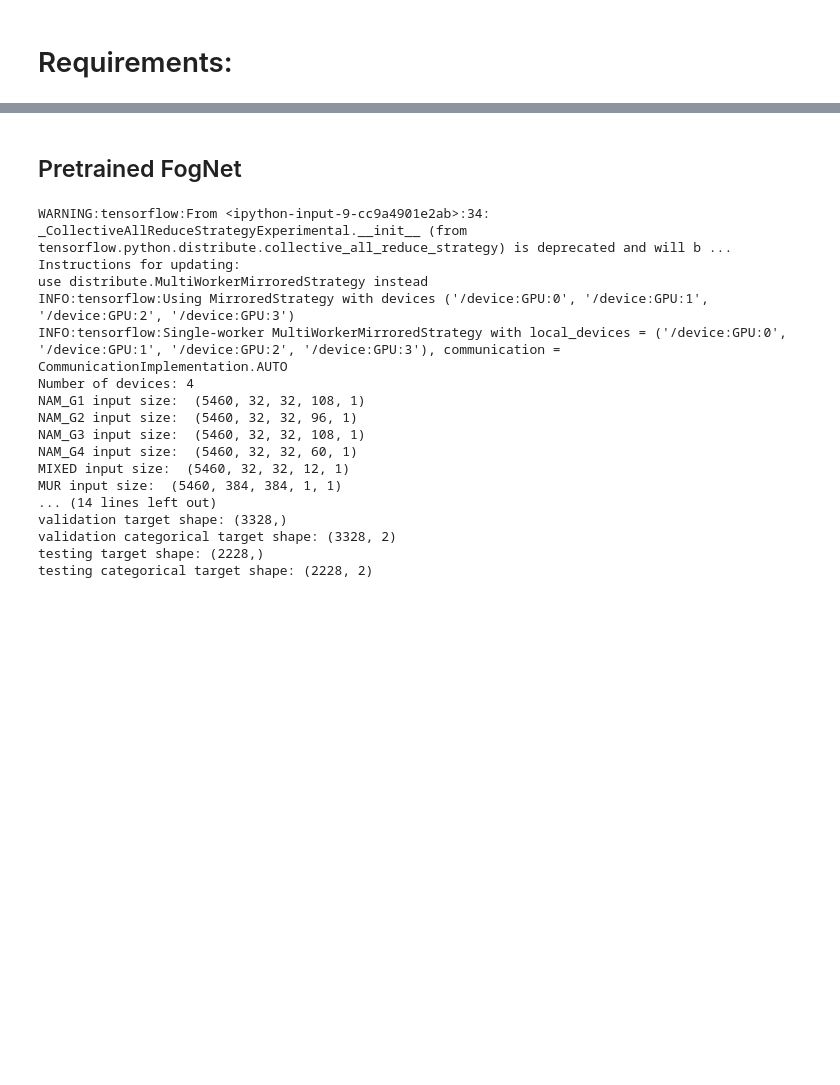
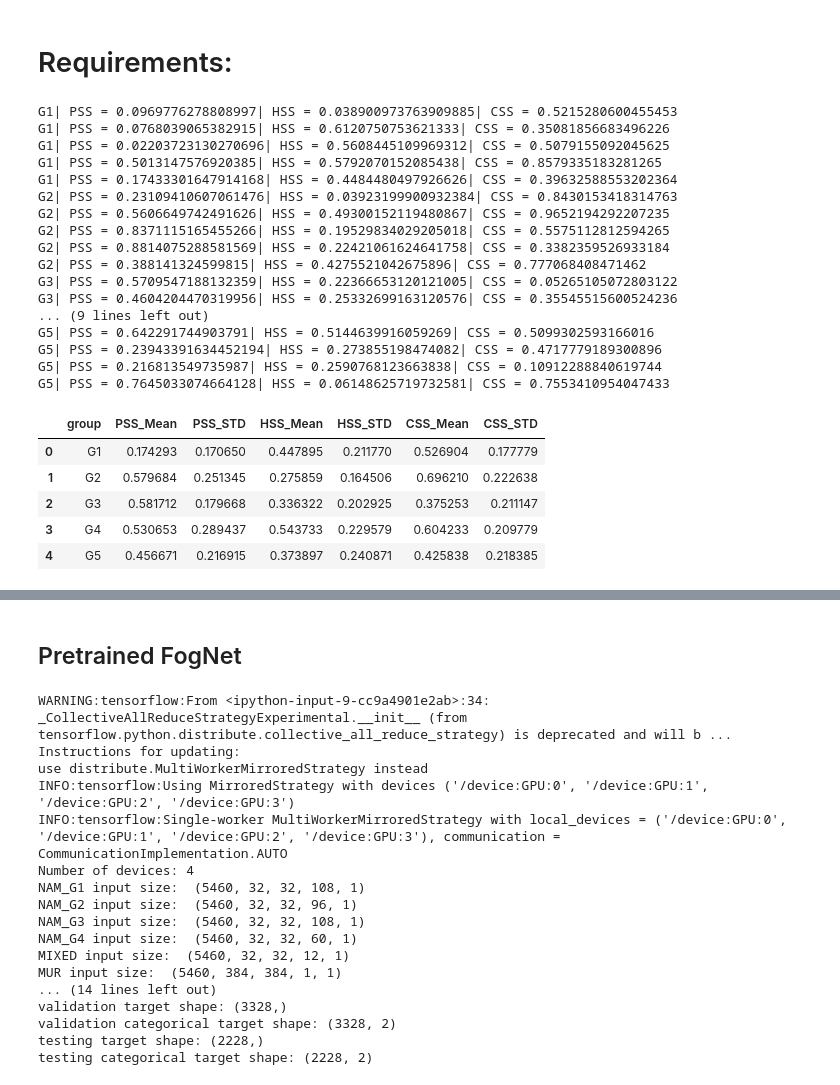
Before and after one commit to conrad-blucher-institute/FogNet, a Jupyter notebook: xai-analysis/group-based-xai/permutation.ipynb, the cells around one changed output, grey strips where cells are left out. Drawn from its saved outputs; the diff is of its cells as text; code cells hidden in the pictures; blank space fills up the shorter version.

```diff
--- a/xai-analysis/group-based-xai/permutation.ipynb
+++ b/xai-analysis/group-based-xai/permutation.ipynb
@@ -25,0 +79,27 @@ from sklearn.metrics import confusion_matrix
+# %%
+df = FIGW(num_iter = 5, random_state=42)
+df
+# %% [output]
+G1| PSS = 0.0969776278808997| HSS = 0.038900973763909885| CSS = 0.5215280600455453
+G1| PSS = 0.0768039065382915| HSS = 0.6120750753621333| CSS = 0.35081856683496226
+G1| PSS = 0.02203723130270696| HSS = 0.5608445109969312| CSS = 0.5079155092045625
+G1| PSS = 0.5013147576920385| HSS = 0.5792070152085438| CSS = 0.8579335183281265
+G1| PSS = 0.17433301647914168| HSS = 0.4484480497926626| CSS = 0.39632588553202364
+G2| PSS = 0.23109410607061476| HSS = 0.03923199900932384| CSS = 0.8430153418314763
+G2| PSS = 0.5606649742491626| HSS = 0.49300152119480867| CSS = 0.9652194292207235
+G2| PSS = 0.8371115165455266| HSS = 0.19529834029205018| CSS = 0.5575112812594265
+G2| PSS = 0.8814075288581569| HSS = 0.22421061624641758| CSS = 0.3382359526933184
+G2| PSS = 0.388141324599815| HSS = 0.4275521042675896| CSS = 0.777068408471462
+G3| PSS = 0.5709547188132359| HSS = 0.22366653120121005| CSS = 0.05265105072803122
+G3| PSS = 0.4604204470319956| HSS = 0.25332699163120576| CSS = 0.35545515600524236
+... (9 lines left out)
+G5| PSS = 0.642291744903791| HSS = 0.5144639916059269| CSS = 0.5099302593166016
+G5| PSS = 0.23943391634452194| HSS = 0.273855198474082| CSS = 0.4717779189300896
+G5| PSS = 0.216813549735987| HSS = 0.2590768123663838| CSS = 0.10912288840619744
+G5| PSS = 0.7645033074664128| HSS = 0.06148625719732581| CSS = 0.7553410954047433
+|  | group | PSS_Mean | PSS_STD | HSS_Mean | HSS_STD | CSS_Mean | CSS_STD |
+| 0 | G1 | 0.174293 | 0.170650 | 0.447895 | 0.211770 | 0.526904 | 0.177779 |
+| 1 | G2 | 0.579684 | 0.251345 | 0.275859 | 0.164506 | 0.696210 | 0.222638 |
+| 2 | G3 | 0.581712 | 0.179668 | 0.336322 | 0.202925 | 0.375253 | 0.211147 |
+| 3 | G4 | 0.530653 | 0.289437 | 0.543733 | 0.229579 | 0.604233 | 0.209779 |
+| 4 | G5 | 0.456671 | 0.216915 | 0.373897 | 0.240871 | 0.425838 | 0.218385 |
```
Also changed, not shown: parts of 3 cells of this notebook, 8 other files.
